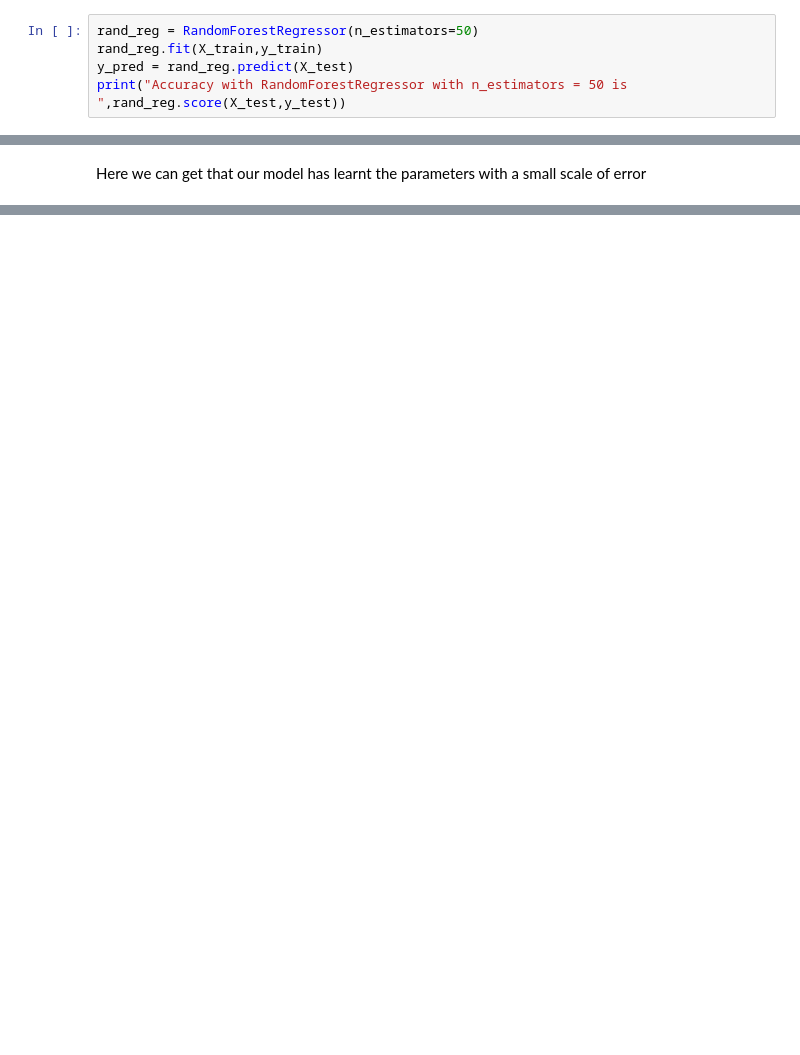
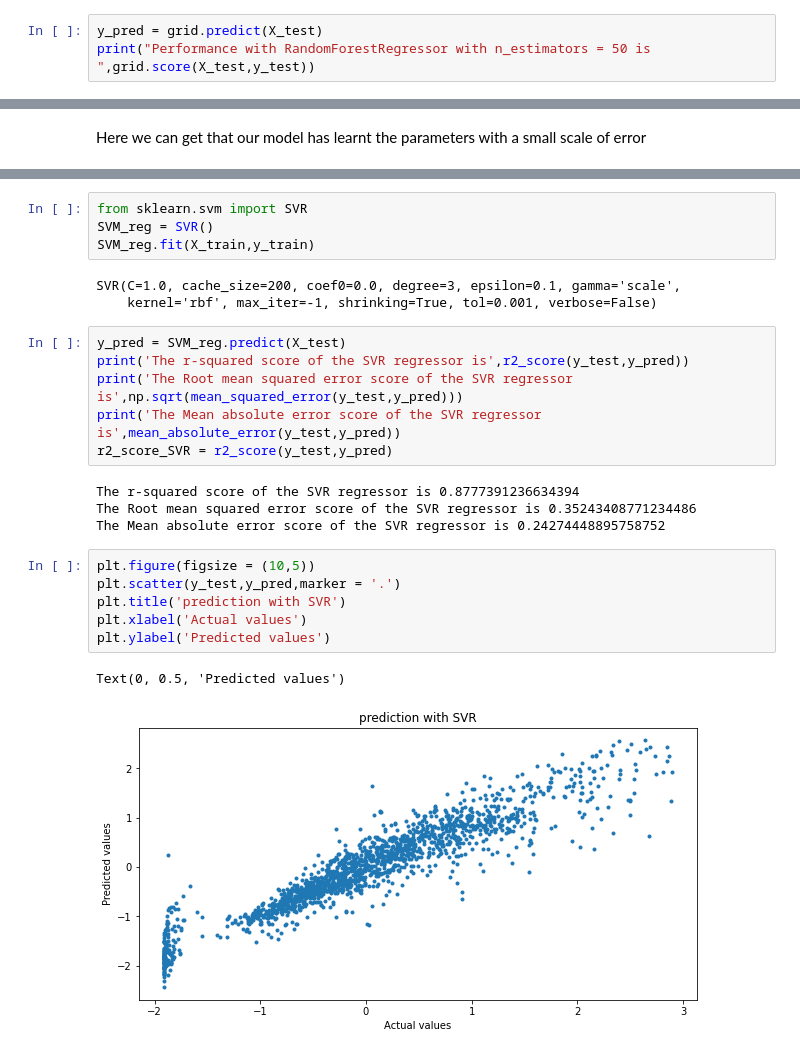
Before and after one commit to harshith187/Exploratory-Data-Analysis-of-Car-Features, a Jupyter notebook: Exploratory_Data_Analysis_of_Car_Features.ipynb, the cells around one changed output, grey strips where cells are left out. Drawn from its saved outputs; the diff is of its cells as text; blank space fills up the shorter version.

```diff
--- a/Exploratory_Data_Analysis_of_Car_Features.ipynb
+++ b/Exploratory_Data_Analysis_of_Car_Features.ipynb
@@ -574,6 +576,4 @@ So by ignoring GridSearchCV for now and taking  n_estimater = 50 i'll build a Ra
 # %%
-rand_reg = RandomForestRegressor(n_estimators=50)
-rand_reg.fit(X_train,y_train)
-y_pred = rand_reg.predict(X_test)
-print("Accuracy with RandomForestRegressor with n_estimators = 50 is ",rand_reg.score(X_test,y_test))
+y_pred = grid.predict(X_test)
+print("Performance with RandomForestRegressor with n_estimators = 50 is ",grid.score(X_test,y_test))
 # %% [output]
@@ -630,0 +627,26 @@ instances for learning.
+# %%
+from sklearn.svm import SVR
+SVM_reg = SVR()
+SVM_reg.fit(X_train,y_train)
+# %% [output]
+SVR(C=1.0, cache_size=200, coef0=0.0, degree=3, epsilon=0.1, gamma='scale',
+    kernel='rbf', max_iter=-1, shrinking=True, tol=0.001, verbose=False)
+# %%
+y_pred = SVM_reg.predict(X_test)
+print('The r-squared score of the SVR regressor is',r2_score(y_test,y_pred))
+print('The Root mean squared error score of the SVR regressor is',np.sqrt(mean_squared_error(y_test,y_pred)))
+print('The Mean absolute error score of the SVR regressor is',mean_absolute_error(y_test,y_pred))
+r2_score_SVR = r2_score(y_test,y_pred)
+# %% [output]
+The r-squared score of the SVR regressor is 0.8777391236634394
+The Root mean squared error score of the SVR regressor is 0.35243408771234486
+The Mean absolute error score of the SVR regressor is 0.24274448895758752
+# %%
+plt.figure(figsize = (10,5))
+plt.scatter(y_test,y_pred,marker = '.')
+plt.title('prediction with SVR')
+plt.xlabel('Actual values')
+plt.ylabel('Predicted values')
+# %% [output]
+Text(0, 0.5, 'Predicted values')
+[figure, added]
```
Also changed, not shown: parts of 35 cells of this notebook.
